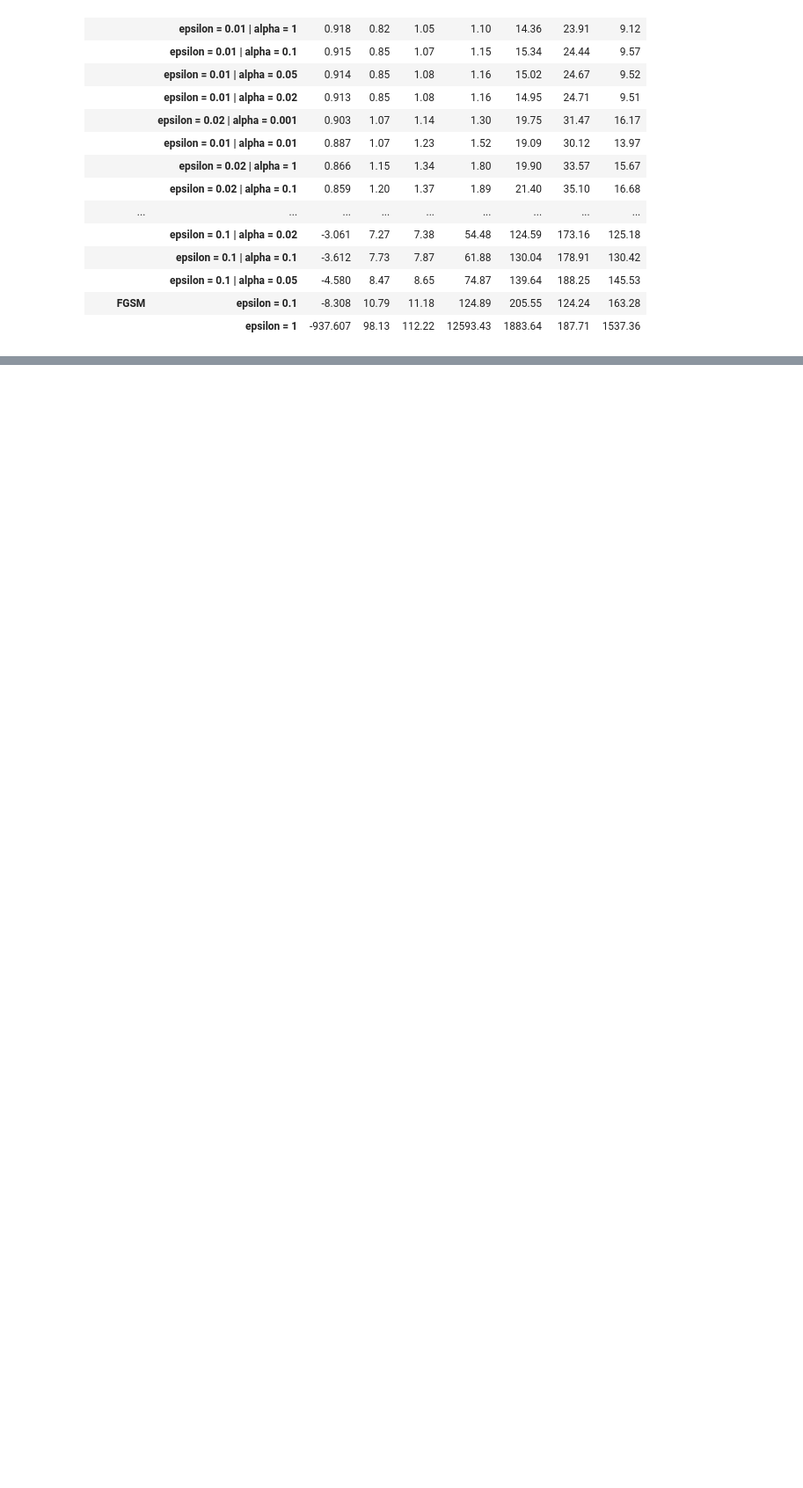
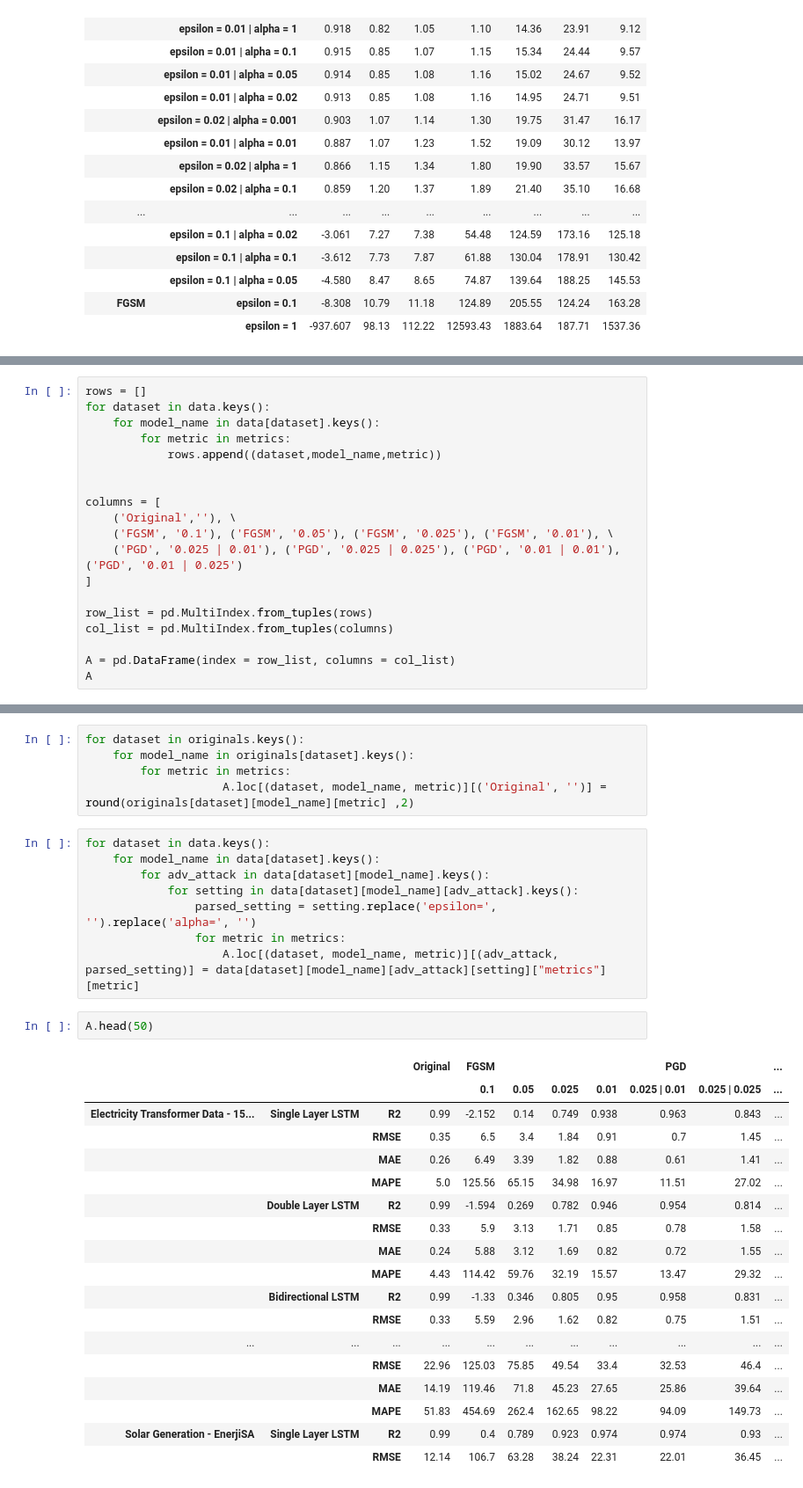
Before and after one commit to GoktugOcal/time-series-adversarial-attacks, a Jupyter notebook: table_vis.ipynb, the cells around one changed output, grey strips where cells are left out. Shown at 88% size. Saved outputs shown, nothing was run; the diff lists cells and outputs as text; blank space fills up the shorter version.

Commit message:
framework 2

```diff
--- a/table_vis.ipynb
+++ b/table_vis.ipynb
@@ -101,0 +116,19 @@ CNN1D
+# %%
+rows = []
+for dataset in data.keys():
+    for model_name in data[dataset].keys():
+        for metric in metrics:
+            rows.append((dataset,model_name,metric))
+
+
+columns = [
+    ('Original',''), \
+    ('FGSM', '0.1'), ('FGSM', '0.05'), ('FGSM', '0.025'), ('FGSM', '0.01'), \
+    ('PGD', '0.025 | 0.01'), ('PGD', '0.025 | 0.025'), ('PGD', '0.01 | 0.01'), ('PGD', '0.01 | 0.025')
+]
+
+row_list = pd.MultiIndex.from_tuples(rows)
+col_list = pd.MultiIndex.from_tuples(columns)
+
+A = pd.DataFrame(index = row_list, columns = col_list)
+A
@@ -101,0 +150,34 @@ CNN1D
+# %%
+for dataset in originals.keys():
+    for model_name in originals[dataset].keys():
+        for metric in metrics:
+                    A.loc[(dataset, model_name, metric)][('Original', '')] = round(originals[dataset][model_name][metric] ,2)
+# %%
+for dataset in data.keys():
+    for model_name in data[dataset].keys():
+        for adv_attack in data[dataset][model_name].keys():
+            for setting in data[dataset][model_name][adv_attack].keys():
+                parsed_setting = setting.replace('epsilon=', '').replace('alpha=', '')
+                for metric in metrics:
+                    A.loc[(dataset, model_name, metric)][(adv_attack, parsed_setting)] = data[dataset][model_name][adv_attack][setting]["metrics"][metric]
+# %%
+A.head(50)
+# %% [output]
+|  |  |  | Original | FGSM |  |  |  | PGD |  | ... |
+|  |  |  |  | 0.1 | 0.05 | 0.025 | 0.01 | 0.025 | 0.01 | 0.025 | 0.025 | ... |
+| Electricity Transformer Data - 15... | Single Layer LSTM | R2 | 0.99 | -2.152 | 0.14 | 0.749 | 0.938 | 0.963 | 0.843 | ... |
+|  |  | RMSE | 0.35 | 6.5 | 3.4 | 1.84 | 0.91 | 0.7 | 1.45 | ... |
+|  |  | MAE | 0.26 | 6.49 | 3.39 | 1.82 | 0.88 | 0.61 | 1.41 | ... |
+|  |  | MAPE | 5.0 | 125.56 | 65.15 | 34.98 | 16.97 | 11.51 | 27.02 | ... |
+|  | Double Layer LSTM | R2 | 0.99 | -1.594 | 0.269 | 0.782 | 0.946 | 0.954 | 0.814 | ... |
+|  |  | RMSE | 0.33 | 5.9 | 3.13 | 1.71 | 0.85 | 0.78 | 1.58 | ... |
+|  |  | MAE | 0.24 | 5.88 | 3.12 | 1.69 | 0.82 | 0.72 | 1.55 | ... |
+|  |  | MAPE | 4.43 | 114.42 | 59.76 | 32.19 | 15.57 | 13.47 | 29.32 | ... |
+|  | Bidirectional LSTM | R2 | 0.99 | -1.33 | 0.346 | 0.805 | 0.95 | 0.958 | 0.831 | ... |
+|  |  | RMSE | 0.33 | 5.59 | 2.96 | 1.62 | 0.82 | 0.75 | 1.51 | ... |
+| ... | ... | ... | ... | ... | ... | ... | ... | ... | ... | ... |
+|  |  | RMSE | 22.96 | 125.03 | 75.85 | 49.54 | 33.4 | 32.53 | 46.4 | ... |
+|  |  | MAE | 14.19 | 119.46 | 71.8 | 45.23 | 27.65 | 25.86 | 39.64 | ... |
+|  |  | MAPE | 51.83 | 454.69 | 262.4 | 162.65 | 98.22 | 94.09 | 149.73 | ... |
+| Solar Generation - EnerjiSA | Single Layer LSTM | R2 | 0.99 | 0.4 | 0.789 | 0.923 | 0.974 | 0.974 | 0.93 | ... |
+|  |  | RMSE | 12.14 | 106.7 | 63.28 | 38.24 | 22.31 | 22.01 | 36.45 | ... |
```
Also changed, not shown: parts of 3 cells of this notebook, 7 other files.
